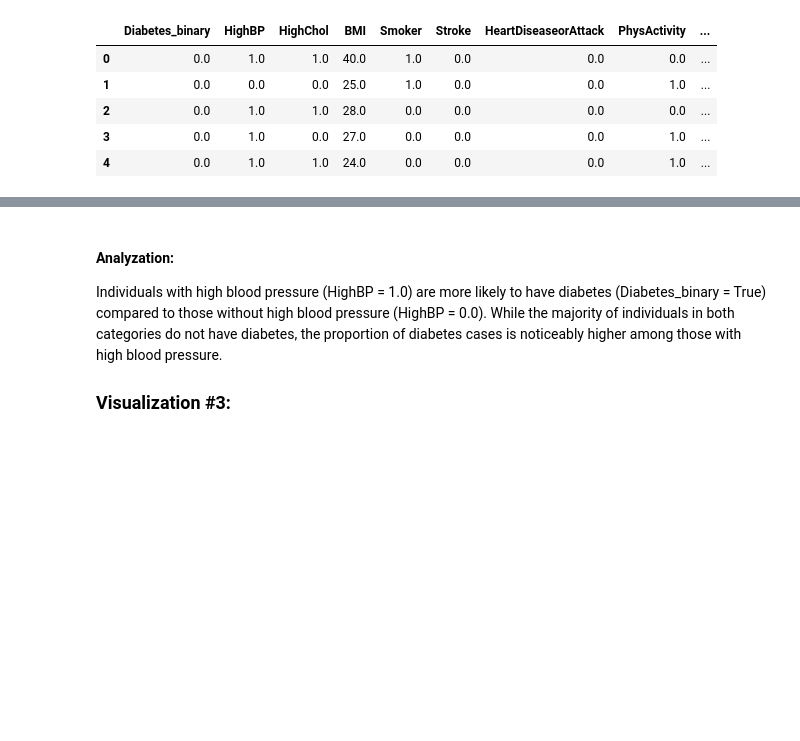
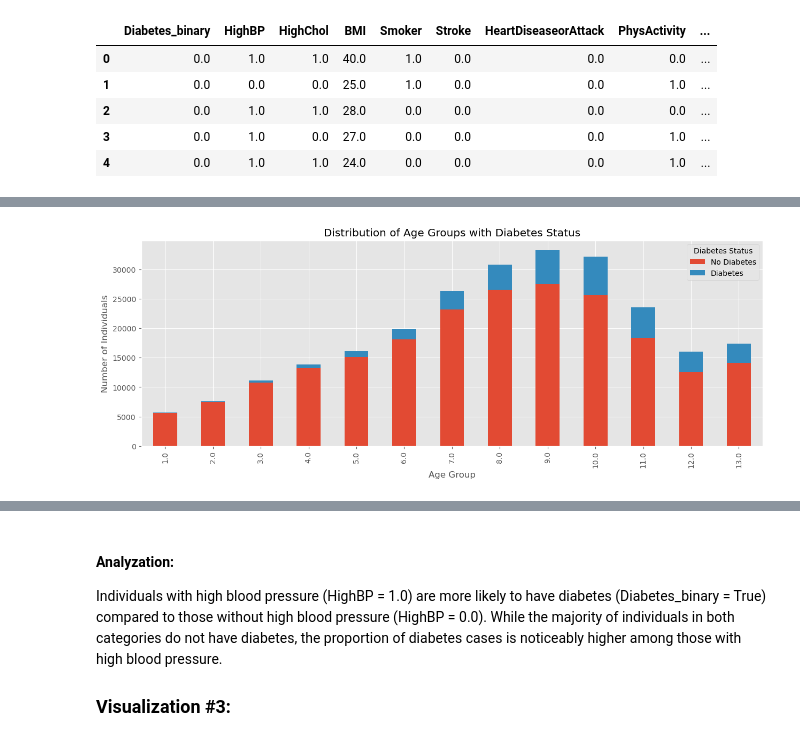
Before and after one commit to 48878679/CS-5324-Lab1, a Jupyter notebook: Lab1/Lab1.ipynb, the cells around one changed output, grey strips where cells are left out. Drawn from its saved outputs; the diff is of its cells as text; code cells hidden in the pictures; blank space fills up the shorter version.

```diff
--- a/Lab1/Lab1.ipynb
+++ b/Lab1/Lab1.ipynb
@@ -248,0 +250,17 @@ plt.show()
+# %%
+# Now, seeing the distribution of age compared to the number of people with/without diabetes in each age group
+
+# Crosstab for Age and Diabetes_binary
+age_diabetes_crosstab = pd.crosstab(df_imputed['Age'], df_imputed.Diabetes_binary.astype(bool))
+
+age_diabetes_crosstab.plot(kind='bar', stacked=True, figsize=(15, 5)) # plot crosstab
+
+# labels
+plt.title('Distribution of Age Groups with Diabetes Status')
+plt.xlabel('Age Group')
+plt.ylabel('Number of Individuals')
+plt.legend(['No Diabetes', 'Diabetes'], title='Diabetes Status')
+
+plt.show()
+# %% [output]
+[figure, added]
```
Also changed, not shown: parts of 15 cells of this notebook.
